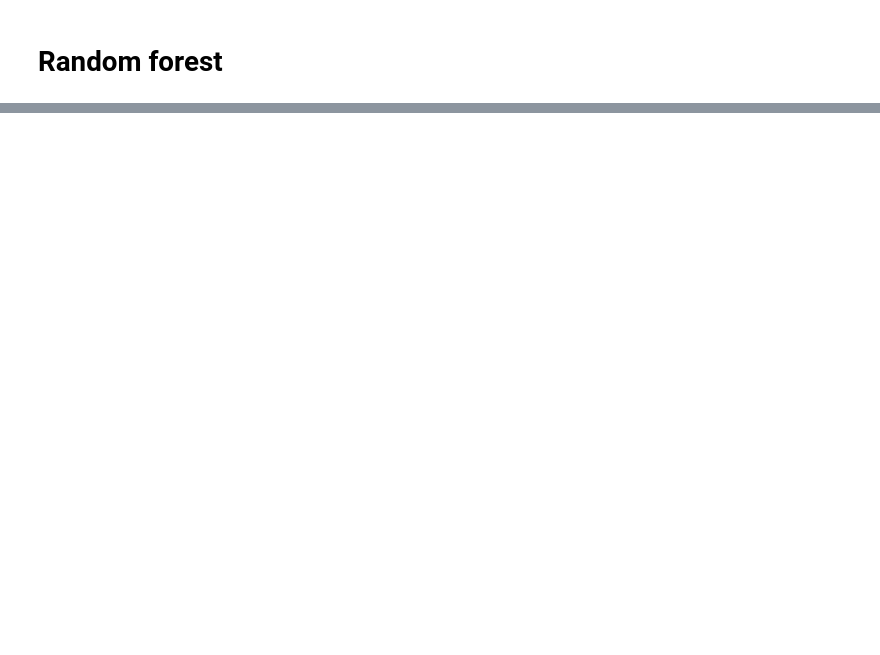
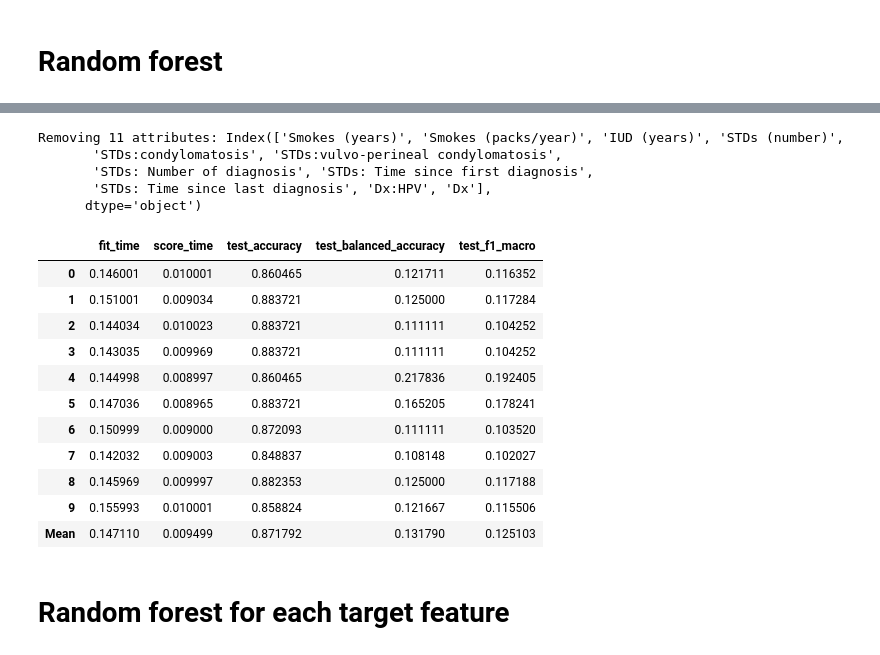
Before and after one commit to MatusPilnan/oznal-projekt-2020, a Jupyter notebook: oznal.ipynb, the cells around one changed output, grey strips where cells are left out. Saved outputs shown, nothing was run; the diff lists cells and outputs as text; code cells hidden in the pictures; blank space fills up the shorter version.

```diff
--- a/oznal.ipynb
+++ b/oznal.ipynb
@@ -406,0 +411,31 @@ scores.append(scores.mean().rename('Mean'))
+# %%
+#random forrest with feature removal
+
+transformed_x, selected_cols = remove_correlating(X, corr_threshold=0.6)
+selector = VarianceThreshold()
+selected_transformed_x = selector.fit_transform(transformed_x, y['label'])
+
+RFmodel = RandomForestClassifier()
+#RFmodel.fit(X_train, y_train)
+scores = pd.DataFrame(cross_validate(RFmodel, selector.transform(X[selected_cols]), y['label'], scoring=['accuracy', 'balanced_accuracy', 'f1_macro'], cv=10))
+scores.append(scores.mean().rename('Mean'))
+# %% [output]
+Removing 11 attributes: Index(['Smokes (years)', 'Smokes (packs/year)', 'IUD (years)', 'STDs (number)',
+       'STDs:condylomatosis', 'STDs:vulvo-perineal condylomatosis',
+       'STDs: Number of diagnosis', 'STDs: Time since first diagnosis',
+       'STDs: Time since last diagnosis', 'Dx:HPV', 'Dx'],
+      dtype='object')
+|  | fit_time | score_time | test_accuracy | test_balanced_accuracy | test_f1_macro |
+| 0 | 0.146001 | 0.010001 | 0.860465 | 0.121711 | 0.116352 |
+| 1 | 0.151001 | 0.009034 | 0.883721 | 0.125000 | 0.117284 |
+| 2 | 0.144034 | 0.010023 | 0.883721 | 0.111111 | 0.104252 |
+| 3 | 0.143035 | 0.009969 | 0.883721 | 0.111111 | 0.104252 |
+| 4 | 0.144998 | 0.008997 | 0.860465 | 0.217836 | 0.192405 |
+| 5 | 0.147036 | 0.008965 | 0.883721 | 0.165205 | 0.178241 |
+| 6 | 0.150999 | 0.009000 | 0.872093 | 0.111111 | 0.103520 |
+| 7 | 0.142032 | 0.009003 | 0.848837 | 0.108148 | 0.102027 |
+| 8 | 0.145969 | 0.009997 | 0.882353 | 0.125000 | 0.117188 |
+| 9 | 0.155993 | 0.010001 | 0.858824 | 0.121667 | 0.115506 |
+| Mean | 0.147110 | 0.009499 | 0.871792 | 0.131790 | 0.125103 |
+# %% [markdown]
+# Random forest for each target feature
```
Also changed, not shown: parts of 14 cells of this notebook.
